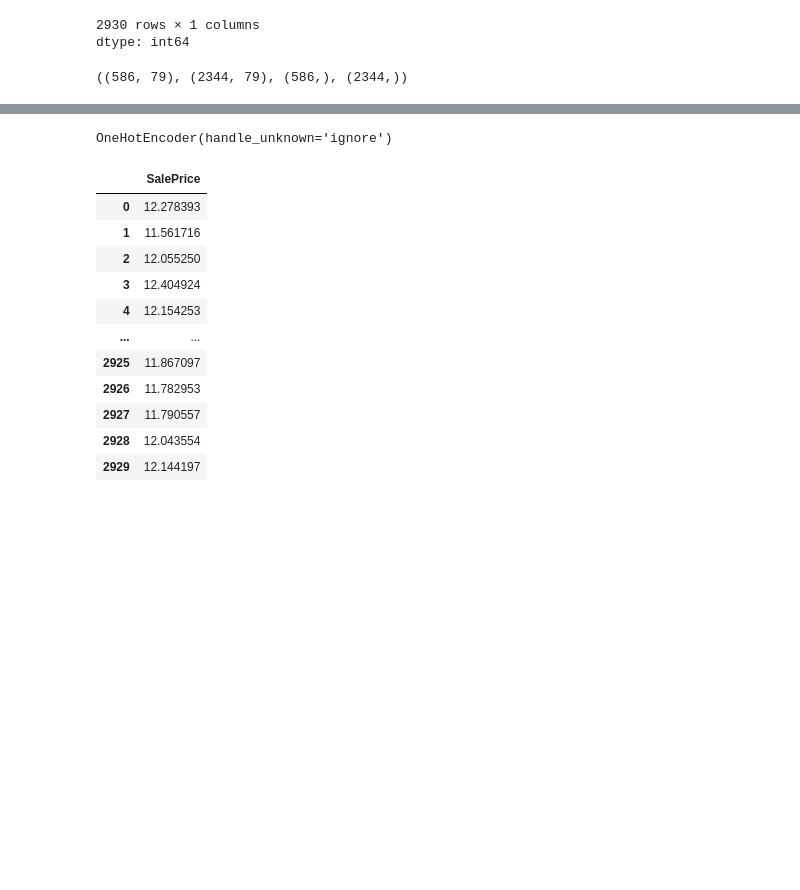
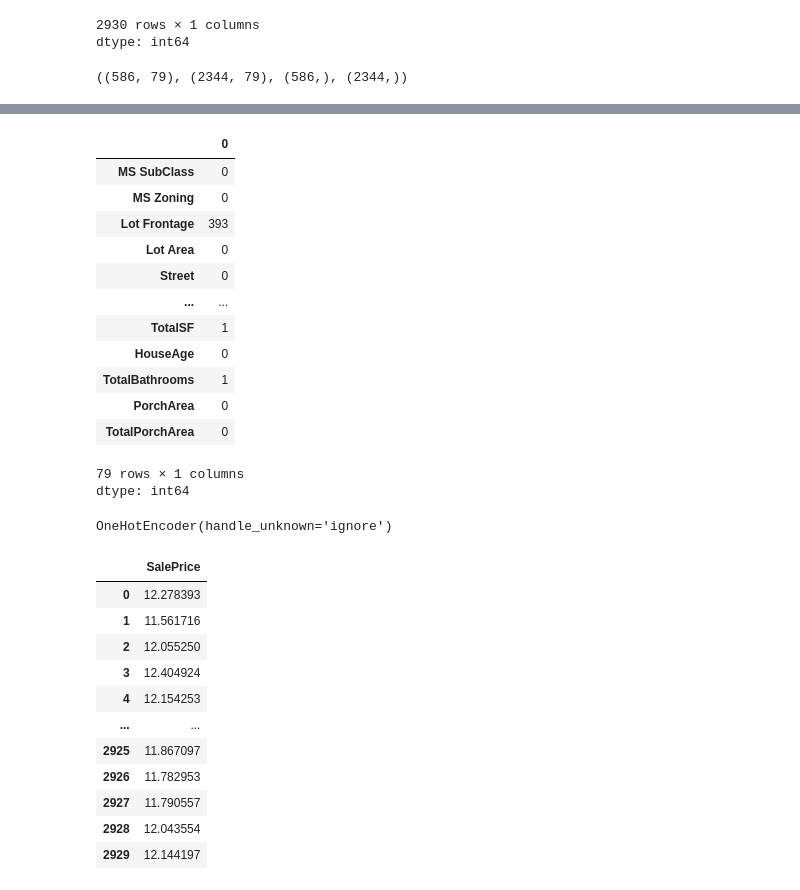
Before and after one commit to Kenechukwu06/CV, a Jupyter notebook: House_Prediction_Project.ipynb, the cells around one changed output, grey strips where cells are left out. Cells and saved outputs as stored; diff of their text form; code cells hidden in the pictures; blank space fills up the shorter version.

```diff
--- a/House_Prediction_Project.ipynb
+++ b/House_Prediction_Project.ipynb
@@ -207,10 +212,25 @@ X_test.shape,X_train.shape,y_test.shape,y_train.shape
 # %%
-num_cols = copied_data.select_dtypes(include=["int64","float64"]).columns.tolist()
-numerical_null_check = copied_data[num_cols].isnull().any()
-num_cols_nan = numerical_null_check[numerical_null_check].index.tolist()
-for col in num_cols_nan:
-  if col in copied_data.columns:
-    median_val = X_train[col].median()
-    X_train[col] = X_train[col].fillna(median_val)
-    X_test[col] = X_test[col].fillna(median_val)
+num_cols = X_train.select_dtypes(include=[np.number]).columns.tolist()
+num_cols_with_nan = [col for col in num_cols if X_train[col].isnull().any()]
+for col in num_cols_with_nan:
+  median_val = X_train[col].median()
+  X_train[col] = X_train[col].fillna(median_val)
+  X_test[col] = X_test[col].fillna(median_val)
+# %%
+X_train.isnull().sum()
+# %% [output]
+|  | 0 |
+| MS SubClass | 0 |
+| MS Zoning | 0 |
+| Lot Frontage | 393 |
+| Lot Area | 0 |
+| Street | 0 |
+| ... | ... |
+| TotalSF | 1 |
+| HouseAge | 0 |
+| TotalBathrooms | 1 |
+| PorchArea | 0 |
+| TotalPorchArea | 0 |
+79 rows × 1 columns
+dtype: int64
 # %%
```
Also changed, not shown: parts of 10 cells of this notebook.
